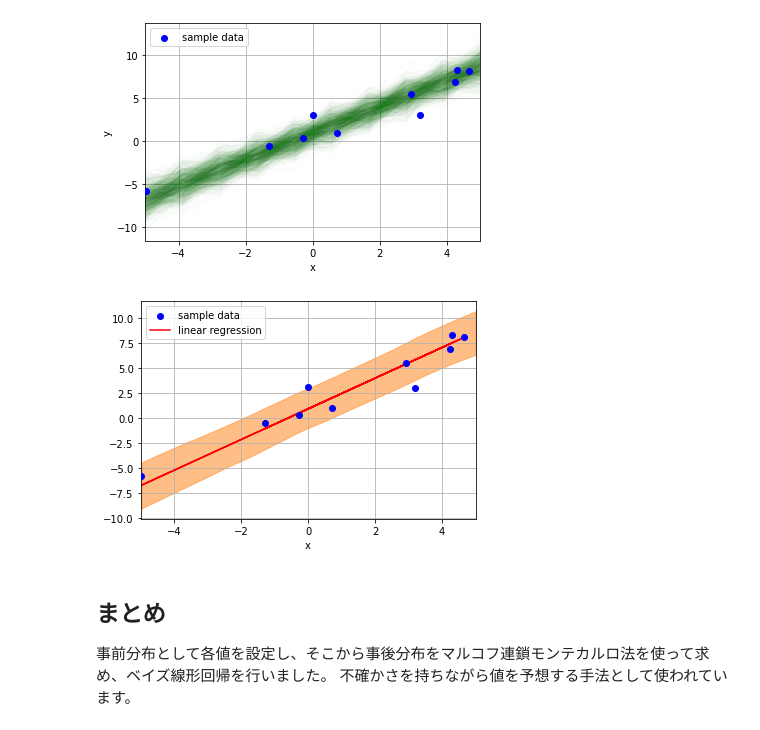
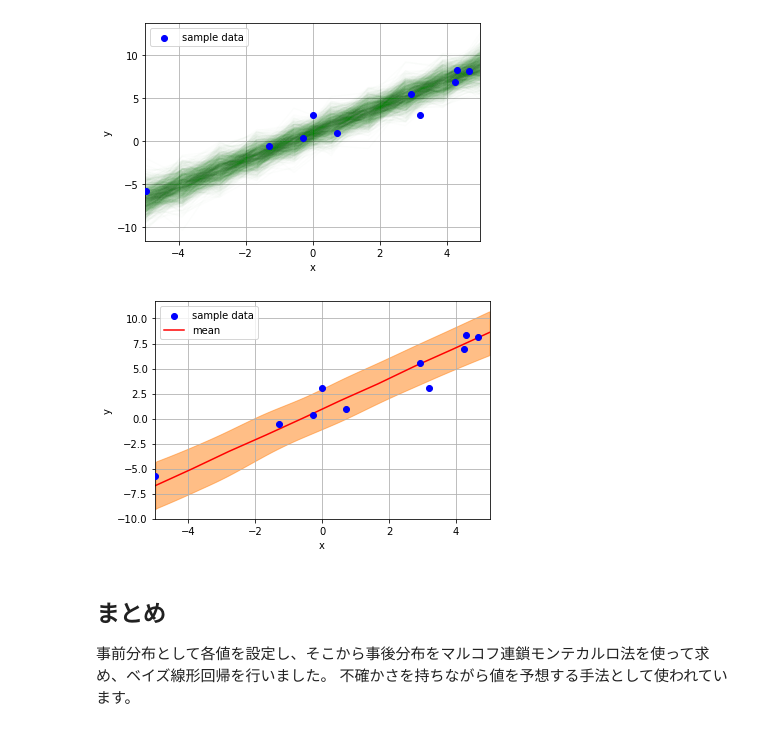
Before and after one commit to hrntsm/Tunny-hands-on, a Jupyter notebook: ipynb/LinearRegression.ipynb, the cells around one changed output. Cells and saved outputs as stored; diff of their text form; code cells hidden in the pictures.

```diff
--- a/ipynb/LinearRegression.ipynb
+++ b/ipynb/LinearRegression.ipynb
@@ -137,14 +137,14 @@ with model:
 # %%
 ax = az.plot_hdi(x_new, y_predict_samples, hdi_prob=0.95)
 ax.scatter(x_data, y_data, color='blue', label="sample data", zorder=i+2)
-ax.plot(x_data, lr.predict(x_data.reshape(N, 1)), color='red', label="linear regression")
+ax.plot(x_new, y_predict_samples.mean(axis=0), color='red', label="mean")
 ax.set_xlabel('x')
-ax.set_xlabel('x')
+ax.set_ylabel('y')
 ax.set_xlim(-5, 5)
 ax.legend()
 ax.grid()
 # %% [output]
-[figure, old version]
+[figure, new version]
 # %% [markdown]
 ## まとめ
 
```
Also changed, not shown: 1 other file.
